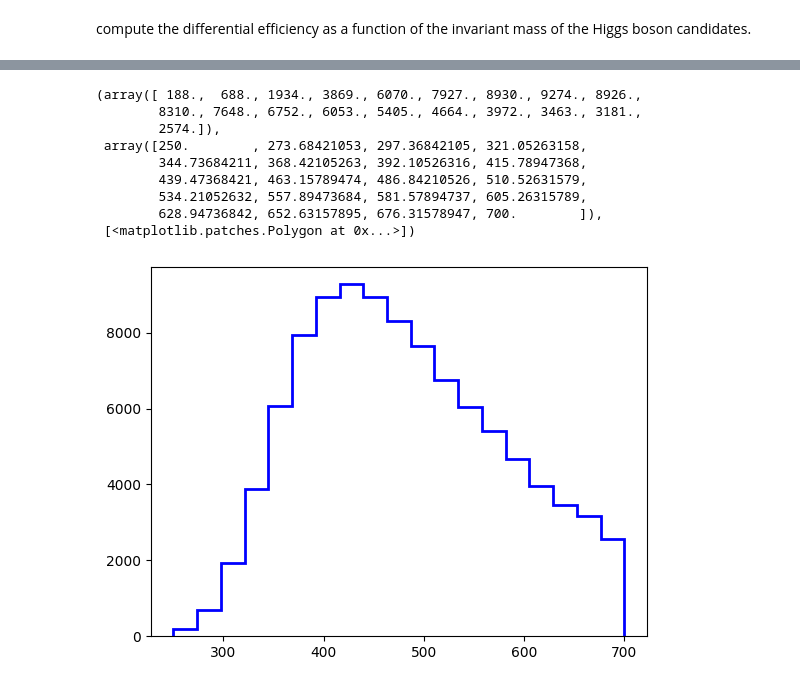
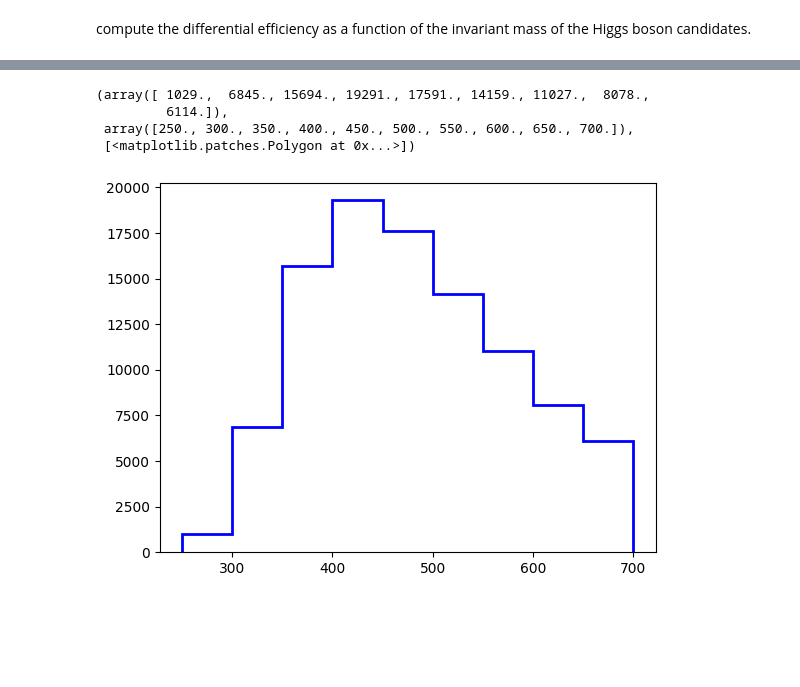
Before and after one commit to thierryharte/HH4b_SPANet, a Jupyter notebook: notebooks/differential_efficiency.ipynb, the cells around one changed output, grey strips where cells are left out. Drawn from its saved outputs; the diff is of its cells as text; code cells hidden in the pictures; blank space fills up the shorter version.

```diff
--- a/notebooks/differential_efficiency.ipynb
+++ b/notebooks/differential_efficiency.ipynb
@@ -649,19 +640,14 @@ plt.errorbar(0.5*(bins[1:]+bins[:-1]), diff_eff_spanet,     yerr=unc_eff_spanet_
 # %%
 true_hh_fully_matched=true_higgs_fully_matched[:,0]+true_higgs_fully_matched[:,1]
-bins=np.linspace(250,700,20)
+bins=np.linspace(250,700,10)
 # bins=np.array([250, 300, 350, 400,700])
 plt.hist(true_hh_fully_matched.mass, bins, label="True HH mass", color="blue", histtype="step", linewidth=2)
 # %% [output]
-(array([ 188.,  688., 1934., 3869., 6070., 7927., 8930., 9274., 8926.,
-        8310., 7648., 6752., 6053., 5405., 4664., 3972., 3463., 3181.,
-        2574.]),
- array([250.        , 273.68421053, 297.36842105, 321.05263158,
-        344.73684211, 368.42105263, 392.10526316, 415.78947368,
-        439.47368421, 463.15789474, 486.84210526, 510.52631579,
-        534.21052632, 557.89473684, 581.57894737, 605.26315789,
-        628.94736842, 652.63157895, 676.31578947, 700.        ]),
+(array([ 1029.,  6845., 15694., 19291., 17591., 14159., 11027.,  8078.,
+         6114.]),
+ array([250., 300., 350., 400., 450., 500., 550., 600., 650., 700.]),
  [<matplotlib.patches.Polygon at 0x...>])
-[figure, old version]
+[figure, new version]
 # %%
 diff_eff_run2=[]
 diff_eff_spanet=[]
```
Also changed, not shown: parts of 6 cells of this notebook, 3 other files.
